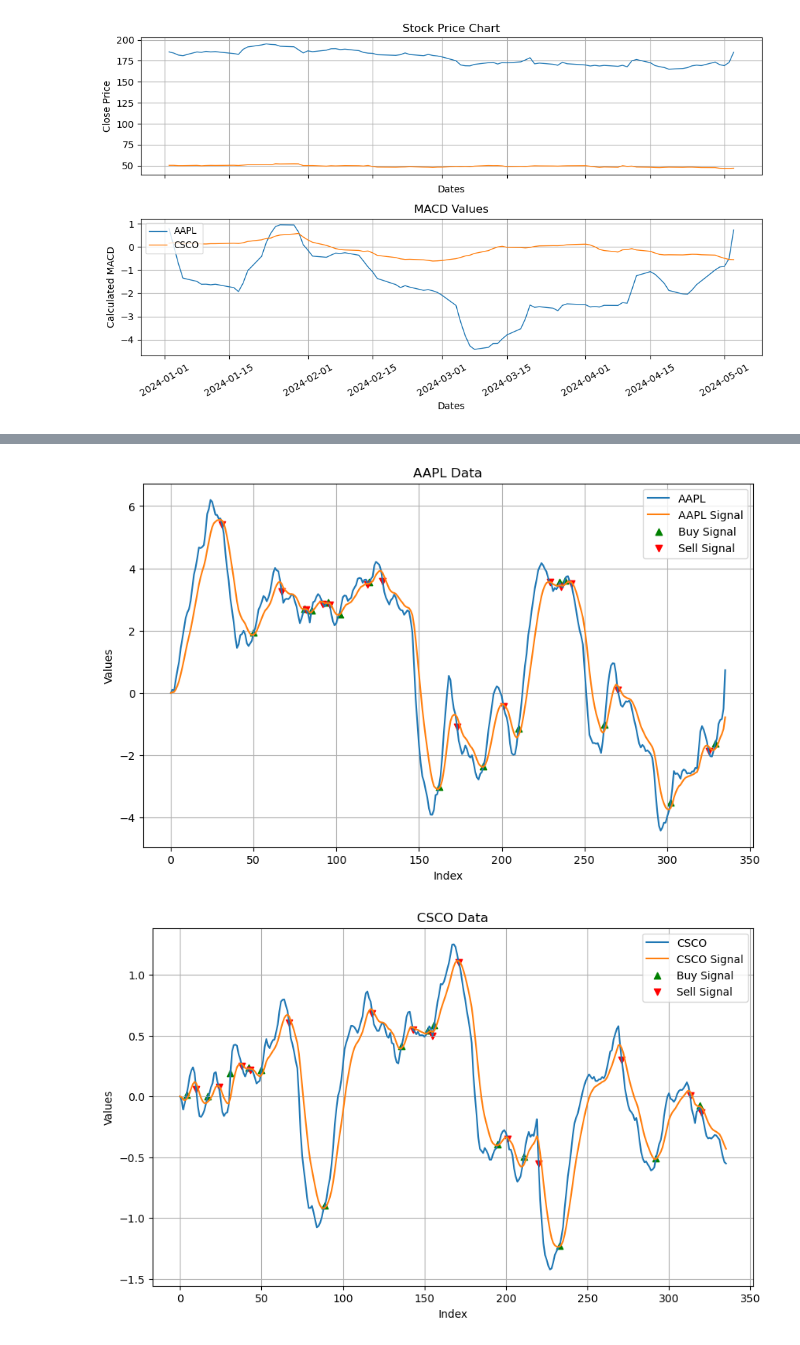
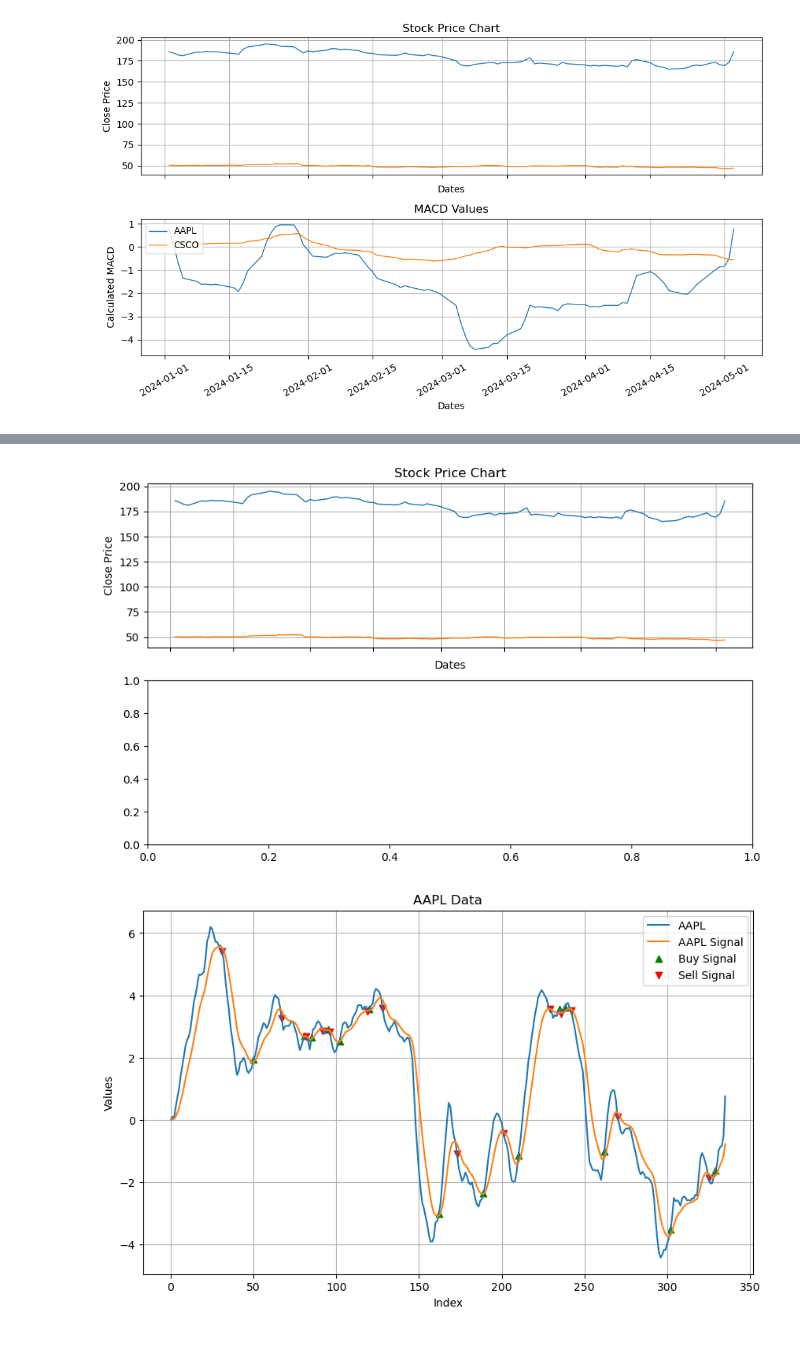
Before and after one commit to mburley127/TradingIndicators, a Jupyter notebook: IndicatorAnalysis/MACD.ipynb, the cells around one changed output, grey strips where cells are left out. Drawn from its saved outputs; the diff is of its cells as text; code cells hidden in the pictures.

Commit message:
Filter and Plot Completed

```diff
--- a/IndicatorAnalysis/MACD.ipynb
+++ b/IndicatorAnalysis/MACD.ipynb
@@ -73,25 +73,45 @@ macd_df.tail()
 # %%
-### Plot MACD Line, Signal Line, and Buy/Sell Indicators
+### Plot Ticker Data
+# Convert 'Date' column to datetime format
+stock_data['Date'] = pd.to_datetime(stock_data['Date'])
+
+# Filter stock_data and indicator_df based on start_date
+start_date = pd.Timestamp('2024-01-01')  # Assuming start_date is '2024-01-01'
+filtered_stock_data = stock_data[stock_data['Date'] >= start_date]
+filtered_indicator_data = macd_df[macd_df.index.isin(filtered_stock_data.index)]
+
+# Plot Stocks Analyzed
+fig = plt.figure(figsize=(10, 6))
+ax = fig.add_subplot(2, 1, 1)
+ax.set_xticklabels([])
+plt.plot(filtered_stock_data['Date'], filtered_stock_data['Close'], lw=1, label=tickers)
+plt.title('Stock Price Chart')
+plt.ylabel('Close Price')
+plt.xlabel('Dates')
+plt.grid(True)
+
+### Subplot MACD Line, Signal Line, and Buy/Sell Indicators
+bx = fig.add_subplot(2, 1, 2)
 # Iterate through tickers to plot each ticker's data
-for ticker in tickers:
+for t in tickers:
     plt.figure(figsize = (10, 6))
-    plt.plot(macd_df.index, macd_df[ticker], label = ticker)
-    plt.plot(macd_df.index, macd_df[f"{ticker}_Signal"], label = f"{ticker} Signal")
+    plt.plot(macd_df.index, macd_df[t], label = t)
+    plt.plot(macd_df.index, macd_df[f"{t}_Signal"], label = f"{t} Signal")
 
     # Plot Buy Signals
-    buy_indices = macd_df.index[macd_df[f"{ticker}_Buy_Signal"] == 'BUY']
-    plt.scatter(buy_indices, macd_df[macd_df[f"{ticker}_Buy_Signal"] == 'BUY'][ticker], color = 'green', marker = '^', label = 'Buy Signal')
+    buy_indices = macd_df.index[macd_df[f"{t}_Buy_Signal"] == 'BUY']
+    plt.scatter(buy_indices, macd_df[macd_df[f"{t}_Buy_Signal"] == 'BUY'][t], color = 'green', marker = '^', label = 'Buy Signal')
 
     # Plot Sell Signals
-    sell_indices = macd_df.index[macd_df[f"{ticker}_Sell_Signal"] == 'SELL']
-    plt.scatter(sell_indices, macd_df[macd_df[f"{ticker}_Sell_Signal"] == 'SELL'][ticker], color = 'red', marker = 'v', label = 'Sell Signal')
+    sell_indices = macd_df.index[macd_df[f"{t}_Sell_Signal"] == 'SELL']
+    plt.scatter(sell_indices, macd_df[macd_df[f"{t}_Sell_Signal"] == 'SELL'][t], color = 'red', marker = 'v', label = 'Sell Signal')
 
     plt.xlabel('Index')
     plt.ylabel('Values')
-    plt.title(f'{ticker} Data')
+    plt.title(f'{t} Data')
     plt.legend()
     plt.grid(True)
     plt.show()
 # %% [output]
-[figure, old version]
+[figure, new version]
-[figure, old version]
+[figure, new version]
```
Also changed, not shown: parts of 4 cells of this notebook.
